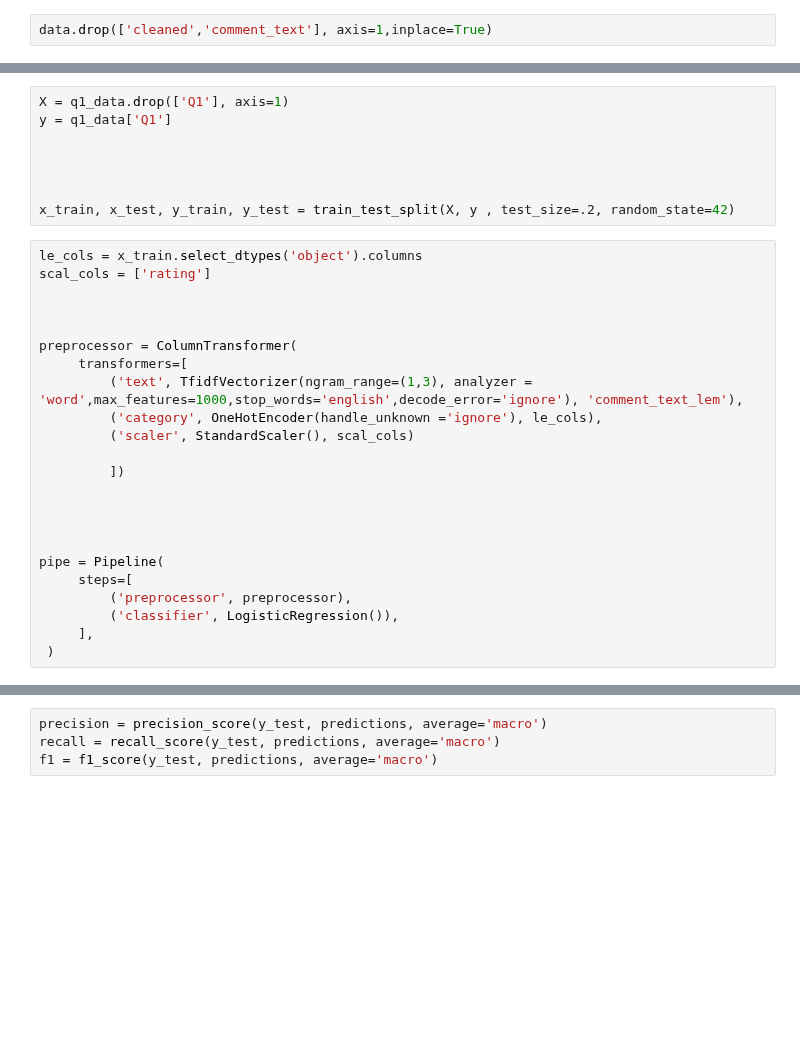
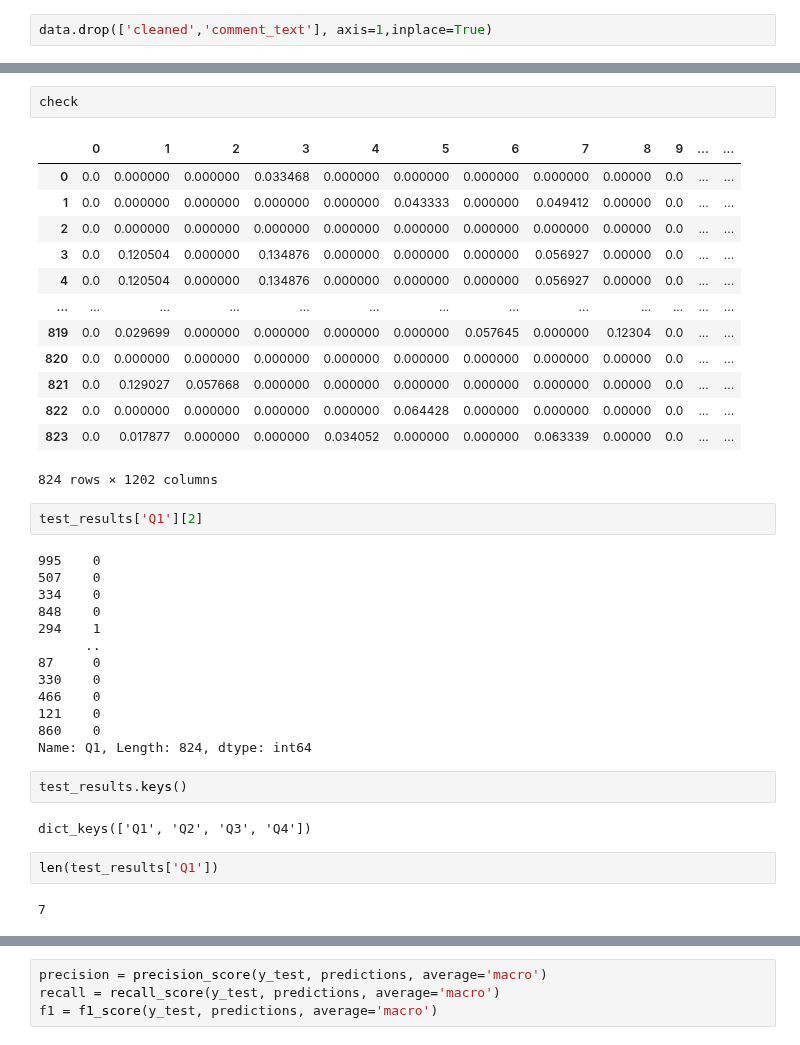
Before and after one commit to 333Kenji/indeedjobscraper, a Jupyter notebook: docs/3_NLP_and_ML_Pipeline.ipynb, the cells around one changed output, grey strips where cells are left out. Saved outputs shown, nothing was run; the diff lists cells and outputs as text; blank space fills up the shorter version.

```diff
--- a/docs/3_NLP_and_ML_Pipeline.ipynb
+++ b/docs/3_NLP_and_ML_Pipeline.ipynb
@@ -210,31 +263,0 @@ pd.DataFrame(evaluations['Q3']['y_train'])
-# %%
-X = q1_data.drop(['Q1'], axis=1)
-y = q1_data['Q1']
-
-
-
-
-x_train, x_test, y_train, y_test = train_test_split(X, y , test_size=.2, random_state=42)
-# %%
-le_cols = x_train.select_dtypes('object').columns
-scal_cols = ['rating']
-
-
-
-preprocessor = ColumnTransformer(
-     transformers=[
-         ('text', TfidfVectorizer(ngram_range=(1,3), analyzer = 'word',max_features=1000,stop_words='english',decode_error='ignore'), 'comment_text_lem'),
-         ('category', OneHotEncoder(handle_unknown ='ignore'), le_cols),
-         ('scaler', StandardScaler(), scal_cols)
-
-         ])
-
-
-
-
-pipe = Pipeline(
-     steps=[
-         ('preprocessor', preprocessor),
-         ('classifier', LogisticRegression()),
-     ],
- )
@@ -259,0 +351,39 @@ grid_search.best_score_
+# %%
+check
+# %% [output]
+|  | 0 | 1 | 2 | 3 | 4 | 5 | 6 | 7 | 8 | 9 | ... | ... |
+| 0 | 0.0 | 0.000000 | 0.000000 | 0.033468 | 0.000000 | 0.000000 | 0.000000 | 0.000000 | 0.00000 | 0.0 | ... | ... |
+| 1 | 0.0 | 0.000000 | 0.000000 | 0.000000 | 0.000000 | 0.043333 | 0.000000 | 0.049412 | 0.00000 | 0.0 | ... | ... |
+| 2 | 0.0 | 0.000000 | 0.000000 | 0.000000 | 0.000000 | 0.000000 | 0.000000 | 0.000000 | 0.00000 | 0.0 | ... | ... |
+| 3 | 0.0 | 0.120504 | 0.000000 | 0.134876 | 0.000000 | 0.000000 | 0.000000 | 0.056927 | 0.00000 | 0.0 | ... | ... |
+| 4 | 0.0 | 0.120504 | 0.000000 | 0.134876 | 0.000000 | 0.000000 | 0.000000 | 0.056927 | 0.00000 | 0.0 | ... | ... |
+| ... | ... | ... | ... | ... | ... | ... | ... | ... | ... | ... | ... | ... |
+| 819 | 0.0 | 0.029699 | 0.000000 | 0.000000 | 0.000000 | 0.000000 | 0.057645 | 0.000000 | 0.12304 | 0.0 | ... | ... |
+| 820 | 0.0 | 0.000000 | 0.000000 | 0.000000 | 0.000000 | 0.000000 | 0.000000 | 0.000000 | 0.00000 | 0.0 | ... | ... |
+| 821 | 0.0 | 0.129027 | 0.057668 | 0.000000 | 0.000000 | 0.000000 | 0.000000 | 0.000000 | 0.00000 | 0.0 | ... | ... |
+| 822 | 0.0 | 0.000000 | 0.000000 | 0.000000 | 0.000000 | 0.064428 | 0.000000 | 0.000000 | 0.00000 | 0.0 | ... | ... |
+| 823 | 0.0 | 0.017877 | 0.000000 | 0.000000 | 0.034052 | 0.000000 | 0.000000 | 0.063339 | 0.00000 | 0.0 | ... | ... |
+824 rows × 1202 columns
+# %%
+test_results['Q1'][2]
+# %% [output]
+995    0
+507    0
+334    0
+848    0
+294    1
+      ..
+87     0
+330    0
+466    0
+121    0
+860    0
+Name: Q1, Length: 824, dtype: int64
+# %%
+test_results.keys()
+# %% [output]
+dict_keys(['Q1', 'Q2', 'Q3', 'Q4'])
+# %%
+len(test_results['Q1'])
+# %% [output]
+7
```
Also changed, not shown: parts of 57 cells of this notebook.
